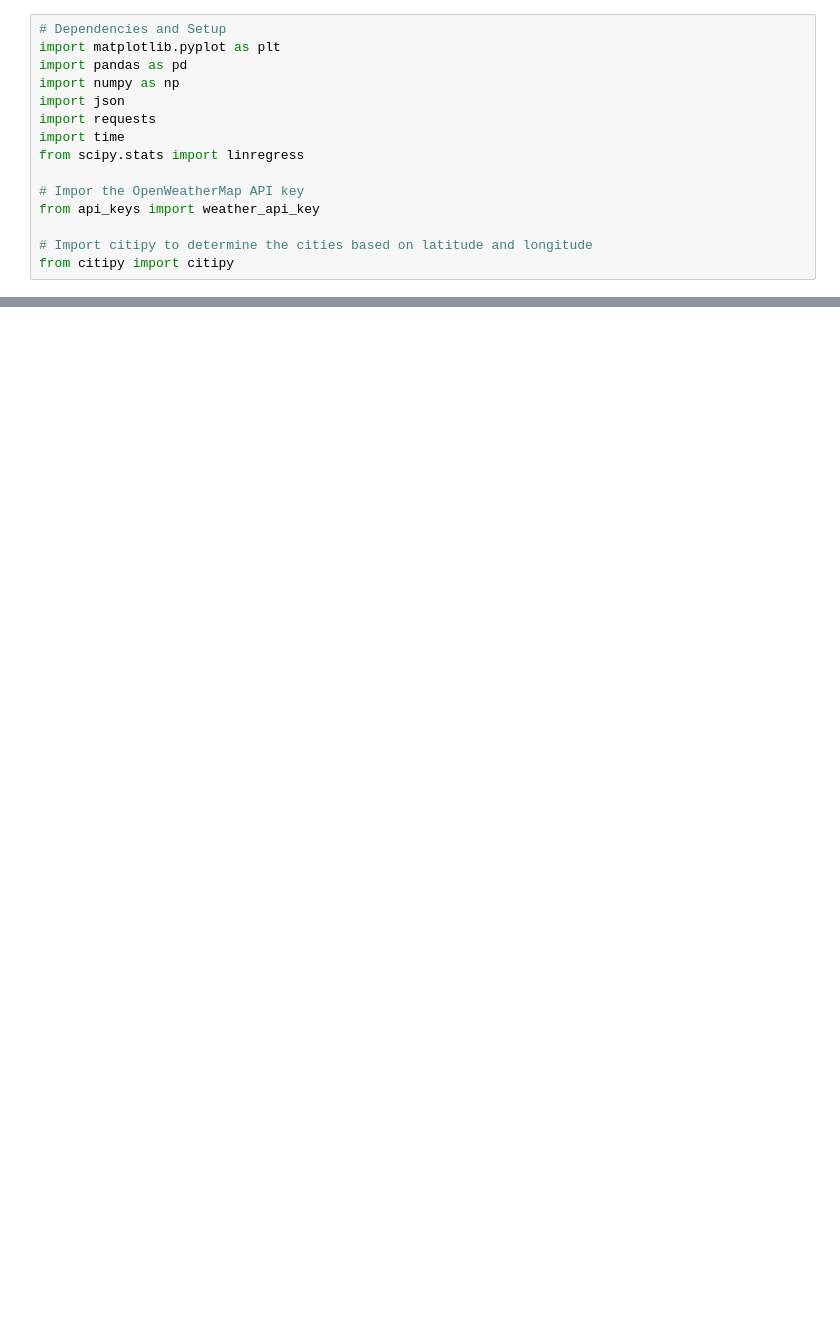
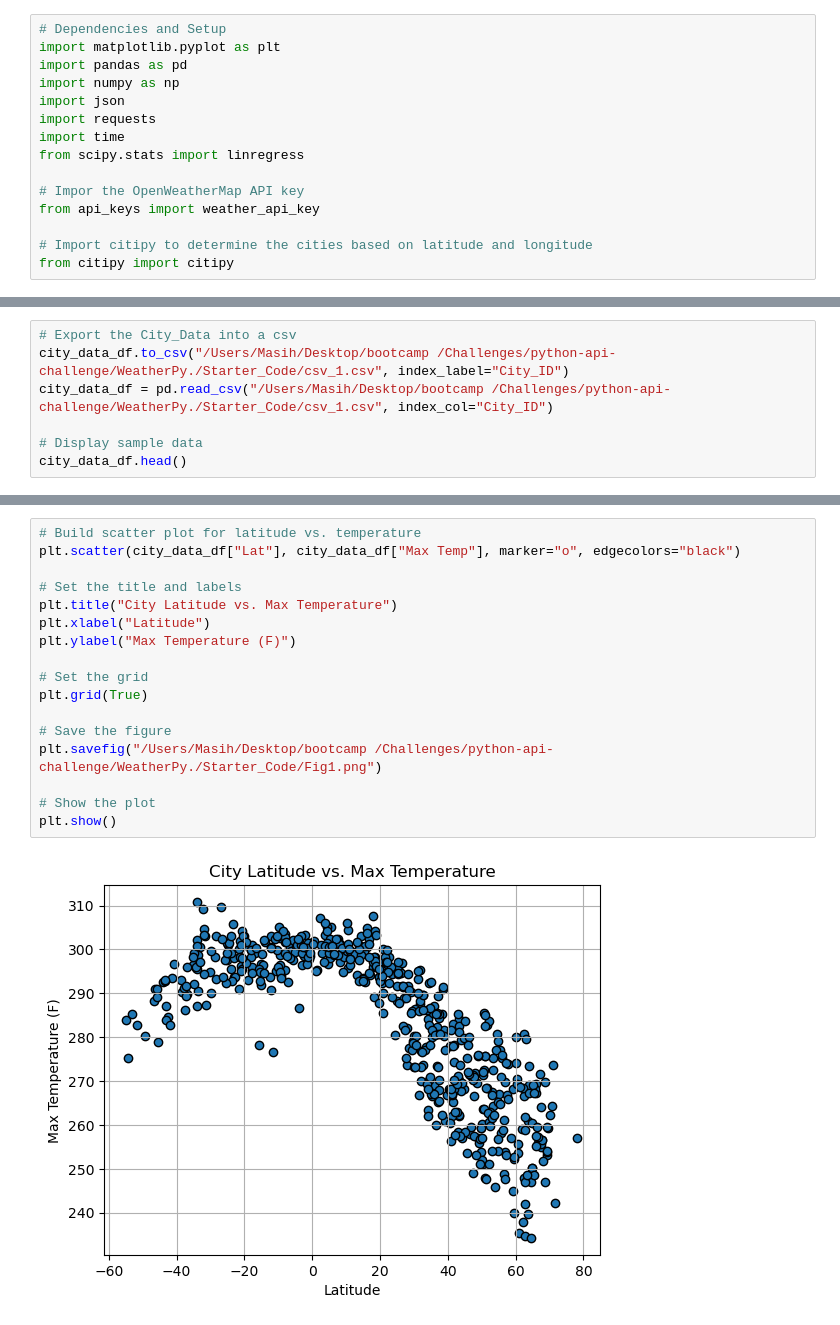
Before and after one commit to MasihQadir007/python-api-challenge, a Jupyter notebook: WeatherPy./Starter_Code/starter_code/TEST.ipynb, the cells around one changed output, grey strips where cells are left out. Cells and saved outputs as stored; diff of their text form; blank space fills up the shorter version.

```diff
--- a/WeatherPy./Starter_Code/starter_code/TEST.ipynb
+++ b/WeatherPy./Starter_Code/starter_code/TEST.ipynb
@@ -128,0 +142,7 @@ Data Retrieval Complete
+# %%
+# Export the City_Data into a csv
+city_data_df.to_csv("/Users/Masih/Desktop/bootcamp /Challenges/python-api-challenge/WeatherPy./Starter_Code/csv_1.csv", index_label="City_ID")
+city_data_df = pd.read_csv("/Users/Masih/Desktop/bootcamp /Challenges/python-api-challenge/WeatherPy./Starter_Code/csv_1.csv", index_col="City_ID")
+
+# Display sample data
+city_data_df.head()
@@ -128,0 +157,19 @@ Data Retrieval Complete
+# %%
+# Build scatter plot for latitude vs. temperature
+plt.scatter(city_data_df["Lat"], city_data_df["Max Temp"], marker="o", edgecolors="black")
+
+# Set the title and labels
+plt.title("City Latitude vs. Max Temperature")
+plt.xlabel("Latitude")
+plt.ylabel("Max Temperature (F)")
+
+# Set the grid
+plt.grid(True)
+
+# Save the figure
+plt.savefig("/Users/Masih/Desktop/bootcamp /Challenges/python-api-challenge/WeatherPy./Starter_Code/Fig1.png")
+
+# Show the plot
+plt.show()
+# %% [output]
+[figure, added]
```
Also changed, not shown: parts of 20 cells of this notebook, 1 other file.
